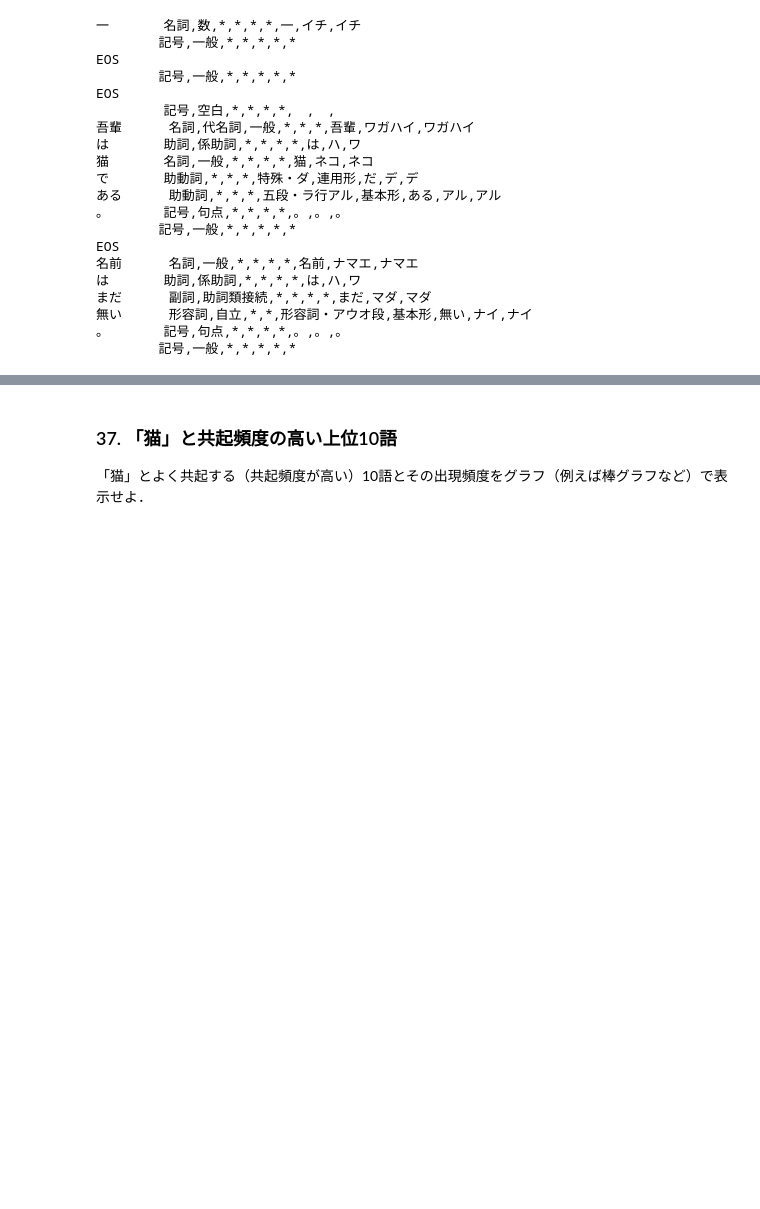
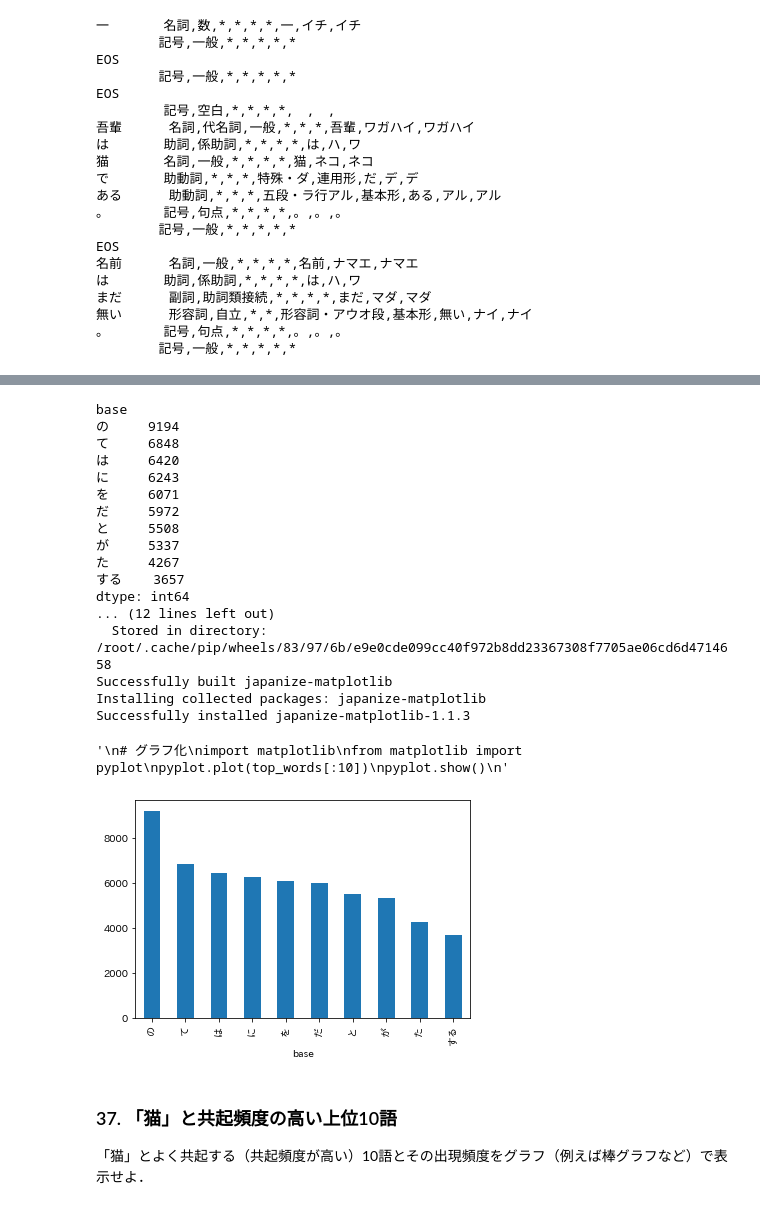
Before and after one commit to Z1LF/nlp100-2020, a Jupyter notebook: 言語処理100本ノック2020[nlp2020].ipynb, the cells around one changed output, grey strips where cells are left out. Drawn from its saved outputs; the diff is of its cells as text; code cells hidden in the pictures; blank space fills up the shorter version.

```diff
--- a/言語処理100本ノック2020[nlp2020].ipynb
+++ b/言語処理100本ノック2020[nlp2020].ipynb
@@ -1407,3 +1798,77 @@ EOS
+# %%
+file = "neko.txt.mecab"
+pick_morpheme = ("surface", "base", "pos", "pos1")
+
+def make_mapping(word):
+  morpheme = word[1].split(",")
+  d = {
+    str(pick_morpheme[0]) : word[0], # 表層形
+    str(pick_morpheme[1]) : morpheme[6], # 基本形
+    str(pick_morpheme[2]) : morpheme[0], # 品詞
+    str(pick_morpheme[3]) : morpheme[1] # 品詞細分類1
+  }
+  return d
+
+sentence = []
+morphemes_dict = []
+
+with open(file, mode="r", encoding="utf-8") as f:
+  lines = f.readlines()
+  for line in lines:
+    if line != "EOS\n":
+      word = line.split("\t")
+      if (len(word)==2) & (word[0]!=""):
+        morphemes_dict.append(make_mapping(word))
+    else:
+      sentence.append(morphemes_dict)
+      morphemes_dict = []
+
+ans = []
+for s in sentence:
+  for m in s:
+    #print(m.values())
+    if m["pos"]!="記号" : ans.append(m.values())
+
+# 出現頻度の計算
+import pandas as pd
+df = pd.DataFrame(ans, columns=["surface", "base", "pos", "pos1"])
+top_words = (df.value_counts("base"))[0:10]
+print(top_words)
+
+# グラフ化
+%matplotlib inline
+## 日本語を表示できるようにする
+!pip install japanize-matplotlib
+import japanize_matplotlib
+
+top_words.plot.bar()
+
+"""
+import matplotlib
+from matplotlib import pyplot
+pyplot.plot(top_words[:10])
+pyplot.show()
+"""
+# %% [output]
+base
+の     9194
+て     6848
+は     6420
+に     6243
+を     6071
+だ     5972
+と     5508
+が     5337
+た     4267
+する    3657
+dtype: int64
+... (12 lines left out)
+  Stored in directory: /root/.cache/pip/wheels/83/97/6b/e9e0cde099cc40f972b8dd23367308f7705ae06cd6d4714658
+Successfully built japanize-matplotlib
+Installing collected packages: japanize-matplotlib
+Successfully installed japanize-matplotlib-1.1.3
+'\n# グラフ化\nimport matplotlib\nfrom matplotlib import pyplot\npyplot.plot(top_words[:10])\npyplot.show()\n'
+[figure, added]
 # %% [markdown]
 ### 37. 「猫」と共起頻度の高い上位10語
 「猫」とよく共起する（共起頻度が高い）10語とその出現頻度をグラフ（例えば棒グラフなど）で表示せよ．
```
Also changed, not shown: parts of 18 cells of this notebook.
